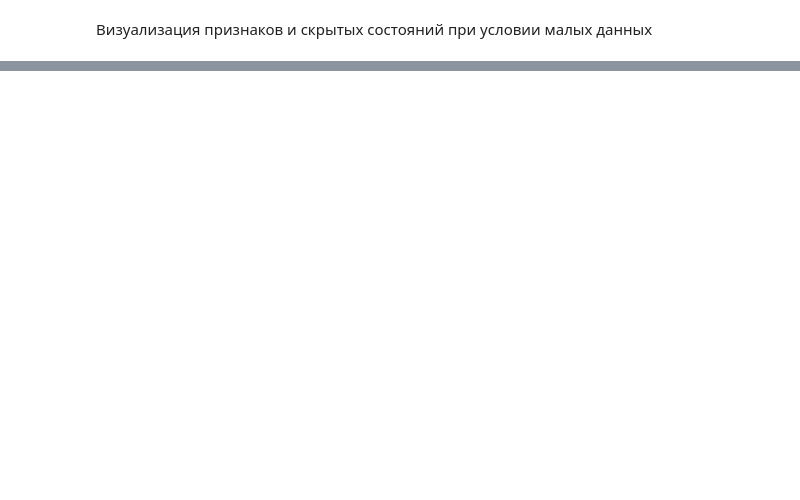
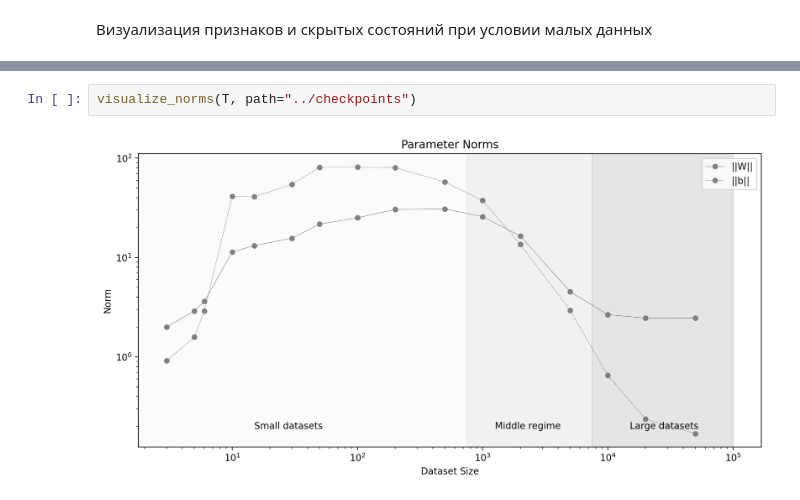
Before and after one commit to selected-topics-ai/TOY-DOUBLE-DECENT, a Jupyter notebook: notebooks/report.ipynb, the cells around one changed output, grey strips where cells are left out. Drawn from its saved outputs; the diff is of its cells as text; blank space fills up the shorter version.

```diff
--- a/notebooks/report.ipynb
+++ b/notebooks/report.ipynb
@@ -211,0 +55,4 @@ plt.show()
+# %%
+visualize_norms(T, path="../checkpoints")
+# %% [output]
+[figure, added]
```
Also changed, not shown: parts of 22 cells of this notebook, 6 other files.
